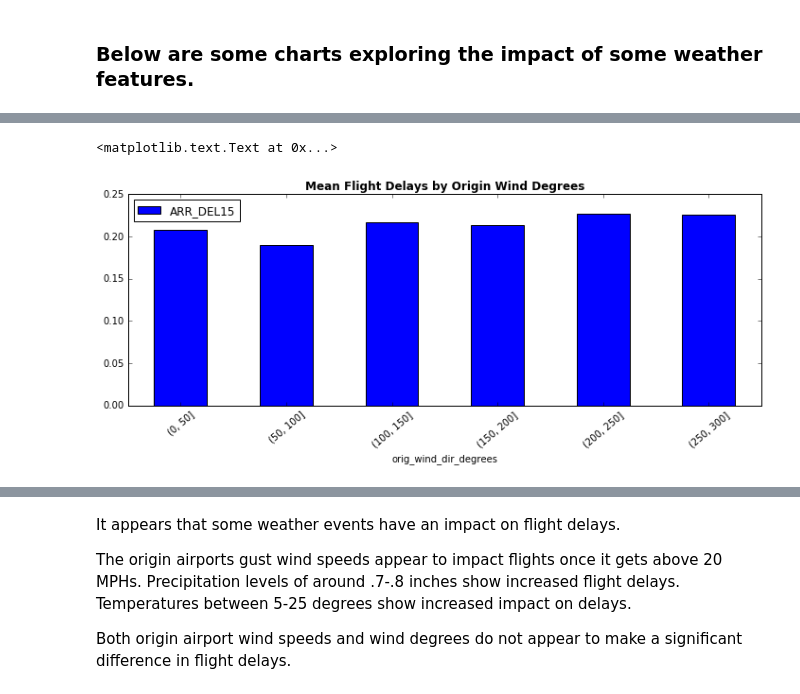
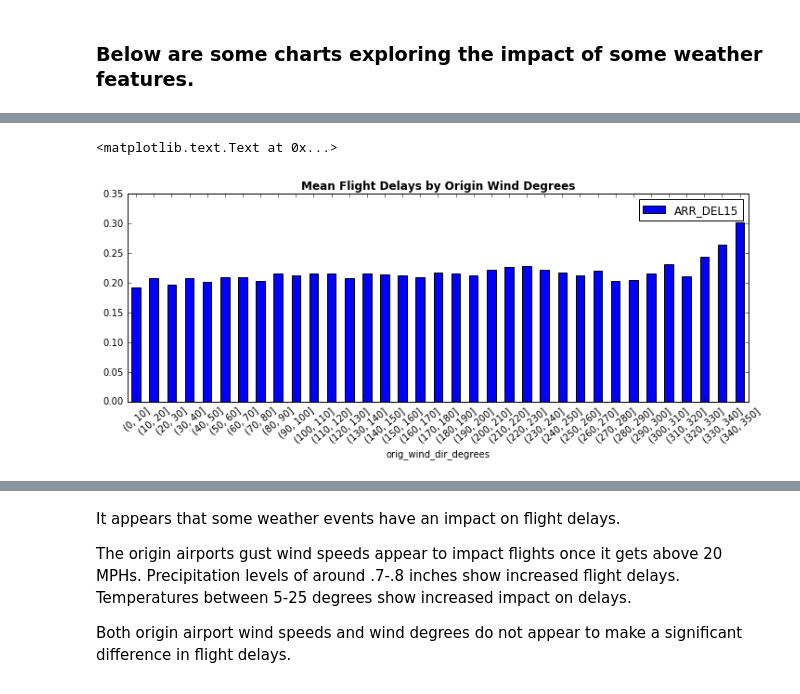
Before and after one commit to yaskyj/datascienceintensive, a Jupyter notebook: capstone/Flight Delays.ipynb, the cells around one changed output, grey strips where cells are left out. Cells and saved outputs as stored; diff of their text form; code cells hidden in the pictures.

```diff
--- a/capstone/Flight Delays.ipynb
+++ b/capstone/Flight Delays.ipynb
@@ -176,8 +186,8 @@ Finally, both month of year and day of month don't appear to have much variation
 #### Weather data is cleaned and manipulated below. It is then grouped by week of year and joined to the flight performance dataframe for both origin and destination airports.
 # %%
 # Creating week of year field in order to group weather events by week
-weather['week_of_year'] = pd.to_datetime(weather['date'], errors='coerce').dt.weekofyear.astype(
-    int)
+# weather['week_of_year'] = pd.to_datetime(weather['date'], errors='coerce').dt.weekofyear.astype(
+#     int)
 
 # Some basic munging of weather fields
 weather.events.fillna(-1, inplace=True)
@@ -237,10 +247,10 @@ weather.conditions.replace(['Unknown', 'Clear', 'Overcast', 'Partly Cloudy', 'Dr
                              50, 80], inplace=True)
 # %%
 # Grouping the weather features by week of year and airport
-weather_group = weather.groupby( [ 'airport_code', 'week_of_year'] ).mean()
+weather_group = weather.groupby( [ 'airport_code', 'date'] ).mean()
 weather_group = weather_group.reset_index()
-weather_group = weather_group.drop('zip', 1)
-weather_group.fillna(-1, inplace=True)
+weather_group = weather_group.drop(['zip'], 1)
+weather_group.fillna(-100, inplace=True)
 # %%
 # Merge the codes file to get the IACO codes for the origin IATA code
 training = pd.merge(training, codes[['ORIGIN', 'city', 'airport_code']],
@@ -255,8 +265,8 @@ training.rename(columns={'city': 'dest_city', 'airport_code': 'dest_icao_code',
 training = training.drop('ORIGIN_y', 1)
 
 # Merge the weather data with the training data on the origin and week of year
-training = pd.merge(training, weather_group, left_on=['origin_icao_code', 'WEEK_OF_YEAR'],
-                    right_on=['airport_code', 'week_of_year'], how='left')
+training = pd.merge(training, weather_group, left_on=['origin_icao_code', 'FL_DATE'],
+                    right_on=['airport_code', 'date'], how='left')
 training.rename(columns={'conditions': 'orig_conditions', 'airport_code': 'orig_airport_code',
                          'week_of_year': 'orig_week_of_year',
                          'temperature_f': 'orig_temperature_f',
@@ -269,9 +279,11 @@ training.rename(columns={'conditions': 'orig_conditions', 'airport_code': 'orig_
                          'events': 'orig_events', 'wind_dir_degrees': 'orig_wind_dir_degrees'\
                         }, inplace=True)
 
+training = training.drop('date', 1)
+
 # Merge the weather data with the training data on the destination and week of year
-training = pd.merge(training, weather_group, left_on=['dest_icao_code', 'WEEK_OF_YEAR'],
-                    right_on=['airport_code', 'week_of_year'], how='left')
+training = pd.merge(training, weather_group, left_on=['dest_icao_code', 'FL_DATE'],
+                    right_on=['airport_code', 'date'], how='left')
 training.rename(columns={'conditions': 'dest_conditions', 'airport_code': 'dest_airport_code',
                          'week_of_year': 'dest_week_of_year',
                          'temperature_f': 'dest_temperature_f',
@@ -284,6 +296,8 @@ training.rename(columns={'conditions': 'dest_conditions', 'airport_code': 'dest_
                          'events': 'dest_events', 'wind_dir_degrees': 'dest_wind_dir_degrees'\
                         }, inplace=True)
 
+training = training.drop('date', 1)
+
 training.fillna(-1, inplace=True)
 # %% [markdown]
 ### Below are some charts exploring the impact of some weather features.
@@ -290,11 +391,11 @@ training.fillna(-1, inplace=True)
 # %%
 #Grouping wind degrees into bins and getting the mean delay
 grouped = training[['ARR_DEL15']].groupby(pd.cut(training.orig_wind_dir_degrees, \
-                                     np.arange(0, 350, 50))).mean()
+                                     np.arange(0, 360, 10))).mean()
 
 grouped.plot(kind='bar')
 plt.xticks(rotation=40)
 plt.title('Mean Flight Delays by Origin Wind Degrees', fontweight="bold")
 # %% [output]
 <matplotlib.text.Text at 0x...>
-[figure, old version]
+[figure, new version]
```
Also changed, not shown: parts of 36 cells of this notebook, 15 other files.
